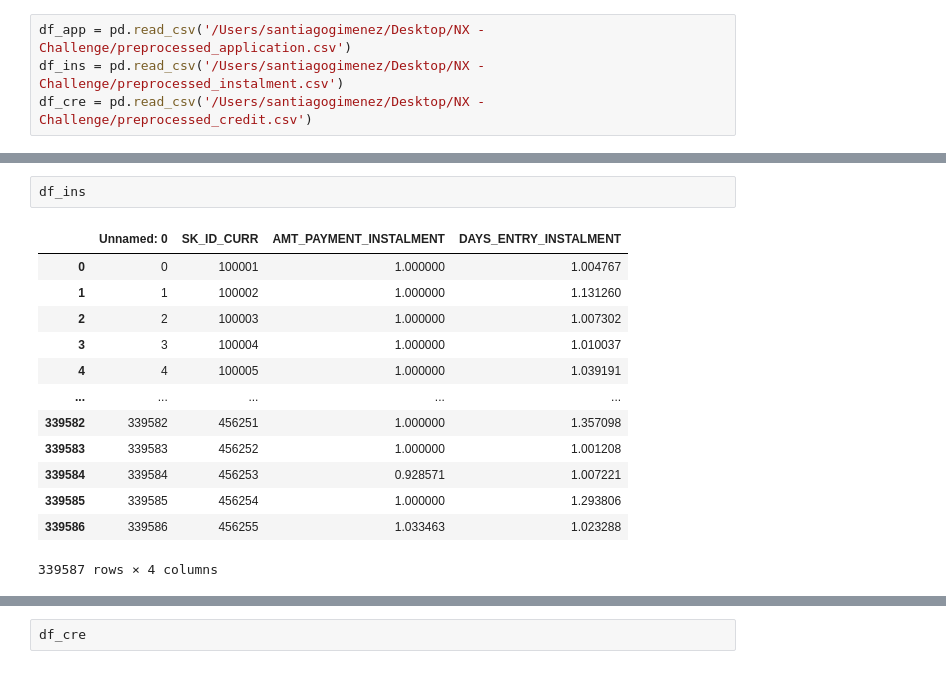
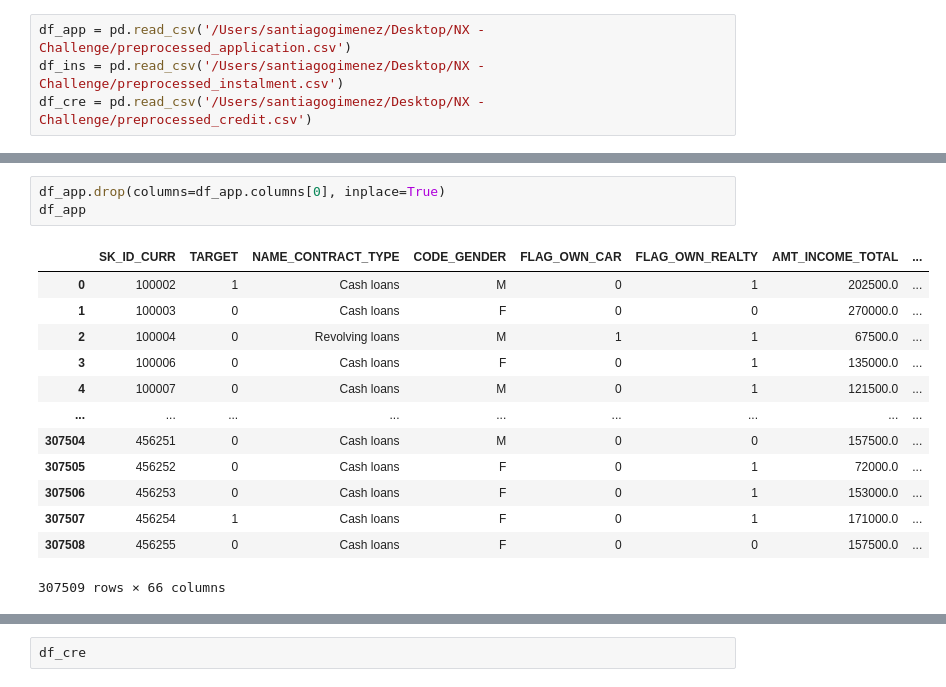
Before and after one commit to SantiagotGimenez/nx-challenge, a Jupyter notebook: model.ipynb, the cells around one changed output, grey strips where cells are left out. Drawn from its saved outputs; the diff is of its cells as text.

```diff
--- a/model.ipynb
+++ b/model.ipynb
@@ -38,16 +22,17 @@ df_app
-# %%
-df_ins
-# %% [output]
-|  | Unnamed: 0 | SK_ID_CURR | AMT_PAYMENT_INSTALMENT | DAYS_ENTRY_INSTALMENT |
-| 0 | 0 | 100001 | 1.000000 | 1.004767 |
-| 1 | 1 | 100002 | 1.000000 | 1.131260 |
-| 2 | 2 | 100003 | 1.000000 | 1.007302 |
-| 3 | 3 | 100004 | 1.000000 | 1.010037 |
-| 4 | 4 | 100005 | 1.000000 | 1.039191 |
-| ... | ... | ... | ... | ... |
-| 339582 | 339582 | 456251 | 1.000000 | 1.357098 |
-| 339583 | 339583 | 456252 | 1.000000 | 1.001208 |
-| 339584 | 339584 | 456253 | 0.928571 | 1.007221 |
-| 339585 | 339585 | 456254 | 1.000000 | 1.293806 |
-| 339586 | 339586 | 456255 | 1.033463 | 1.023288 |
-339587 rows × 4 columns
+# %%
+df_app.drop(columns=df_app.columns[0], inplace=True)
+df_app
+# %% [output]
+|  | SK_ID_CURR | TARGET | NAME_CONTRACT_TYPE | CODE_GENDER | FLAG_OWN_CAR | FLAG_OWN_REALTY | AMT_INCOME_TOTAL | ... |
+| 0 | 100002 | 1 | Cash loans | M | 0 | 1 | 202500.0 | ... |
+| 1 | 100003 | 0 | Cash loans | F | 0 | 0 | 270000.0 | ... |
+| 2 | 100004 | 0 | Revolving loans | M | 1 | 1 | 67500.0 | ... |
+| 3 | 100006 | 0 | Cash loans | F | 0 | 1 | 135000.0 | ... |
+| 4 | 100007 | 0 | Cash loans | M | 0 | 1 | 121500.0 | ... |
+| ... | ... | ... | ... | ... | ... | ... | ... | ... |
+| 307504 | 456251 | 0 | Cash loans | M | 0 | 0 | 157500.0 | ... |
+| 307505 | 456252 | 0 | Cash loans | F | 0 | 1 | 72000.0 | ... |
+| 307506 | 456253 | 0 | Cash loans | F | 0 | 1 | 153000.0 | ... |
+| 307507 | 456254 | 1 | Cash loans | F | 0 | 1 | 171000.0 | ... |
+| 307508 | 456255 | 0 | Cash loans | F | 0 | 0 | 157500.0 | ... |
+307509 rows × 66 columns
```
Also changed, not shown: parts of 24 cells of this notebook.
